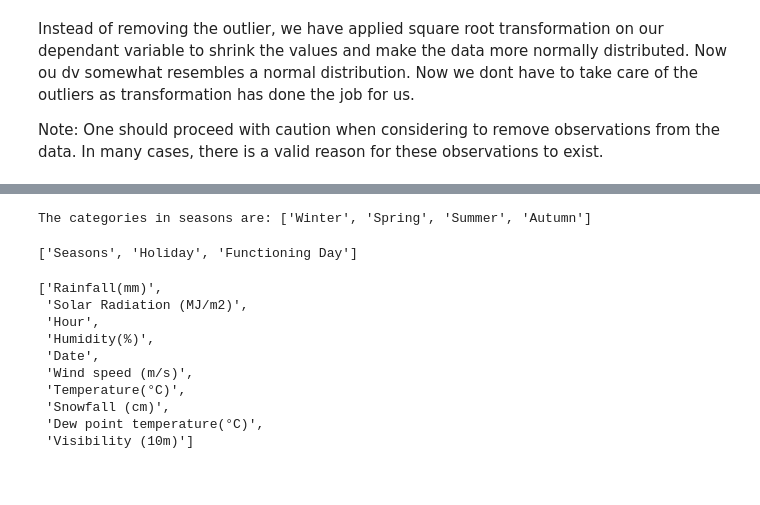
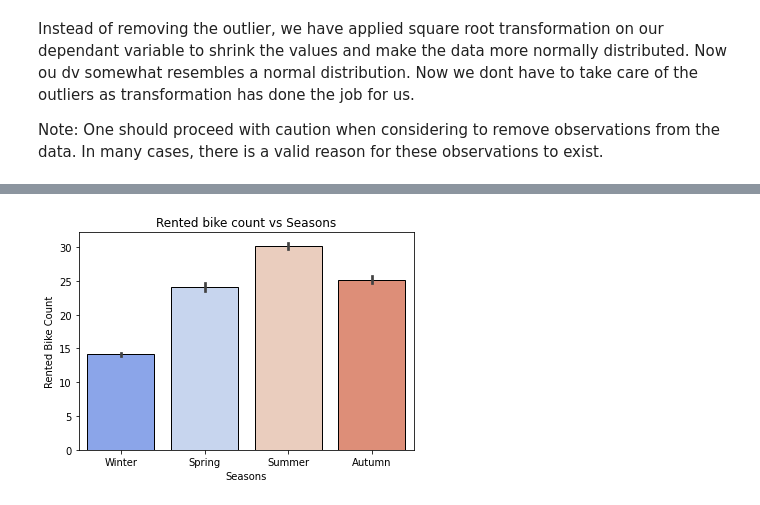
Before and after one commit to rahool010/Bike-Sharing-Demand-Prediction, a Jupyter notebook: Bike_Sharing_Demand_Prediction_Capstone_Project.ipynb, the cells around one changed output, grey strips where cells are left out. Saved outputs shown, nothing was run; the diff lists cells and outputs as text; code cells hidden in the pictures.

```diff
--- a/Bike_Sharing_Demand_Prediction_Capstone_Project.ipynb
+++ b/Bike_Sharing_Demand_Prediction_Capstone_Project.ipynb
@@ -176,5 +295,0 @@ plt.show()
-# %%
-# season variable
-print('The categories in seasons are:', seoul_df['Seasons'].unique().tolist())
-# %% [output]
-The categories in seasons are: ['Winter', 'Spring', 'Summer', 'Autumn']
@@ -193,17 +296,8 @@ num_features = list(set(seoul_df.columns) - set(cat_features) - {dependant})
-# %%
-cat_features
-# %% [output]
-['Seasons', 'Holiday', 'Functioning Day']
-# %%
-num_features
-# %% [output]
-['Rainfall(mm)',
- 'Solar Radiation (MJ/m2)',
- 'Hour',
- 'Humidity(%)',
- 'Date',
- 'Wind speed (m/s)',
- 'Temperature(°C)',
- 'Snowfall (cm)',
- 'Dew point temperature(°C)',
- 'Visibility (10m)']
+# %%
+# checking the mean rented bike count in each season
+sns.barplot(x='Seasons', y='Rented Bike Count', data=seoul_df,
+            palette='coolwarm', edgecolor='k')
+plt.title('Rented bike count vs Seasons')
+plt.show()
+# %% [output]
+[figure, added]
```
Also changed, not shown: parts of 28 cells of this notebook.
